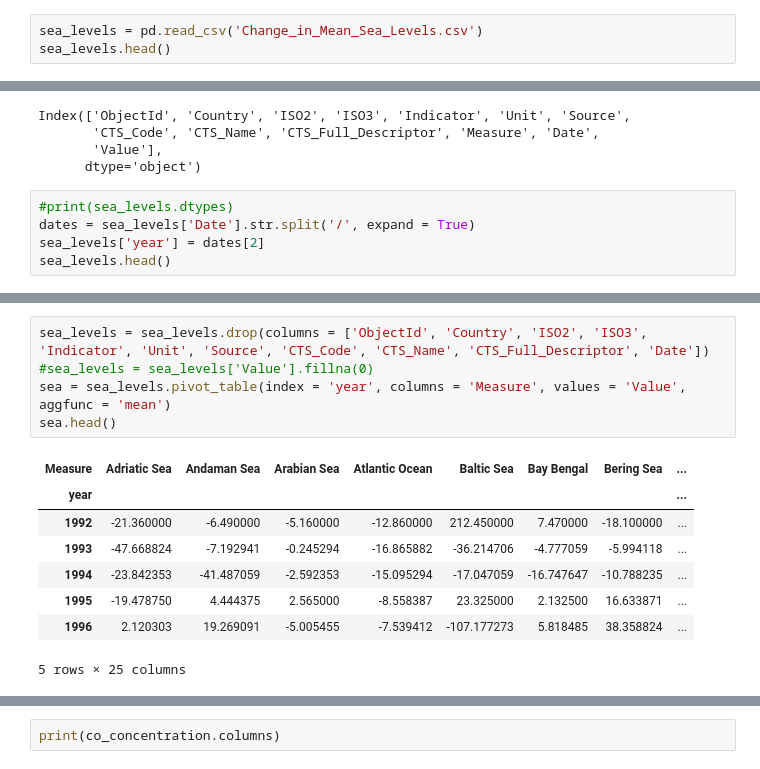
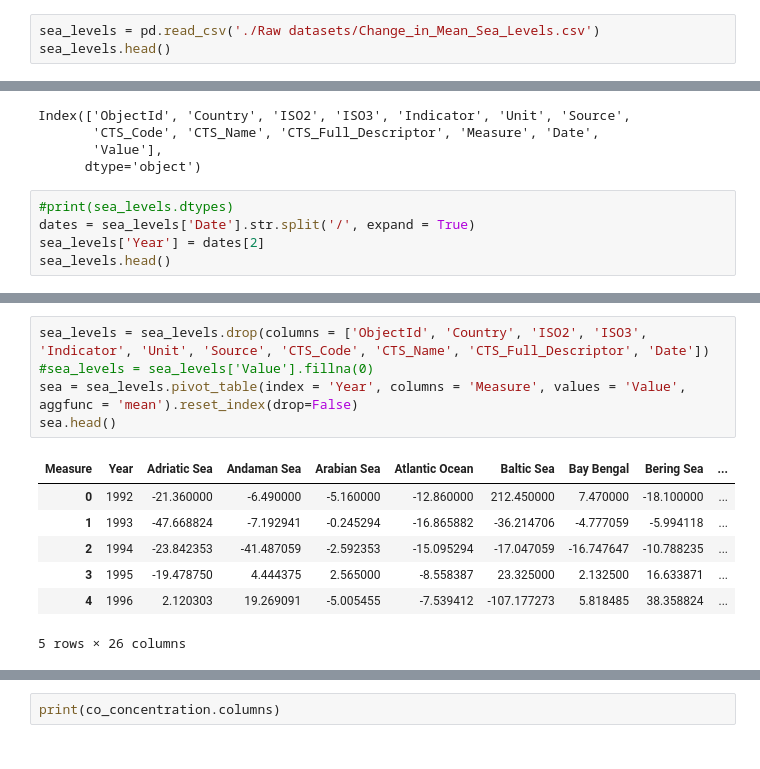
Before and after one commit to AtaishNehra/Climate-Induced-Disaster-Predictor, a Jupyter notebook: co_concentration_and_sea_level.ipynb, the cells around one changed output, grey strips where cells are left out. Cells and saved outputs as stored; diff of their text form.

Commit message:
Fixes made
Fixed to drop index to column as year isn't a column but was index. renamed year to Year.

```diff
--- a/co_concentration_and_sea_level.ipynb
+++ b/co_concentration_and_sea_level.ipynb
@@ -1,7 +1,7 @@
 # %%
 import pandas as pd
 # %%
-sea_levels = pd.read_csv('Change_in_Mean_Sea_Levels.csv')
+sea_levels = pd.read_csv('./Raw datasets/Change_in_Mean_Sea_Levels.csv')
 sea_levels.head()
 # %% [output]
 |  | ObjectId | Country | ISO2 | ISO3 | Indicator | Unit | Source | CTS_Code | CTS_Name | ... |
@@ -20,7 +20,7 @@ Index(['ObjectId', 'Country', 'ISO2', 'ISO3', 'Indicator', 'Unit', 'Source',
 # %%
 #print(sea_levels.dtypes)
 dates = sea_levels['Date'].str.split('/', expand = True)
-sea_levels['year'] = dates[2]
+sea_levels['Year'] = dates[2]
 sea_levels.head()
 # %% [output]
 |  | ObjectId | Country | ISO2 | ISO3 | Indicator | Unit | Source | CTS_Code | CTS_Name | ... |
@@ -32,15 +32,14 @@ sea_levels.head()
 # %%
 sea_levels = sea_levels.drop(columns = ['ObjectId', 'Country', 'ISO2', 'ISO3', 'Indicator', 'Unit', 'Source', 'CTS_Code', 'CTS_Name', 'CTS_Full_Descriptor', 'Date'])
 #sea_levels = sea_levels['Value'].fillna(0)
-sea = sea_levels.pivot_table(index = 'year', columns = 'Measure', values = 'Value', aggfunc = 'mean')
+sea = sea_levels.pivot_table(index = 'Year', columns = 'Measure', values = 'Value', aggfunc = 'mean').reset_index(drop=False)
 sea.head()
 # %% [output]
-| Measure | Adriatic Sea | Andaman Sea | Arabian Sea | Atlantic Ocean | Baltic Sea | Bay Bengal | Bering Sea | ... |
-| year |  |  |  |  |  |  |  | ... |
-| 1992 | -21.360000 | -6.490000 | -5.160000 | -12.860000 | 212.450000 | 7.470000 | -18.100000 | ... |
-| 1993 | -47.668824 | -7.192941 | -0.245294 | -16.865882 | -36.214706 | -4.777059 | -5.994118 | ... |
-| 1994 | -23.842353 | -41.487059 | -2.592353 | -15.095294 | -17.047059 | -16.747647 | -10.788235 | ... |
-| 1995 | -19.478750 | 4.444375 | 2.565000 | -8.558387 | 23.325000 | 2.132500 | 16.633871 | ... |
-| 1996 | 2.120303 | 19.269091 | -5.005455 | -7.539412 | -107.177273 | 5.818485 | 38.358824 | ... |
+| Measure | Year | Adriatic Sea | Andaman Sea | Arabian Sea | Atlantic Ocean | Baltic Sea | Bay Bengal | Bering Sea | ... |
+| 0 | 1992 | -21.360000 | -6.490000 | -5.160000 | -12.860000 | 212.450000 | 7.470000 | -18.100000 | ... |
+| 1 | 1993 | -47.668824 | -7.192941 | -0.245294 | -16.865882 | -36.214706 | -4.777059 | -5.994118 | ... |
+| 2 | 1994 | -23.842353 | -41.487059 | -2.592353 | -15.095294 | -17.047059 | -16.747647 | -10.788235 | ... |
+| 3 | 1995 | -19.478750 | 4.444375 | 2.565000 | -8.558387 | 23.325000 | 2.132500 | 16.633871 | ... |
+| 4 | 1996 | 2.120303 | 19.269091 | -5.005455 | -7.539412 | -107.177273 | 5.818485 | 38.358824 | ... |
-5 rows × 25 columns
+5 rows × 26 columns
 # %%
```
Also changed, not shown: parts of 6 cells of this notebook, 2 other files.
